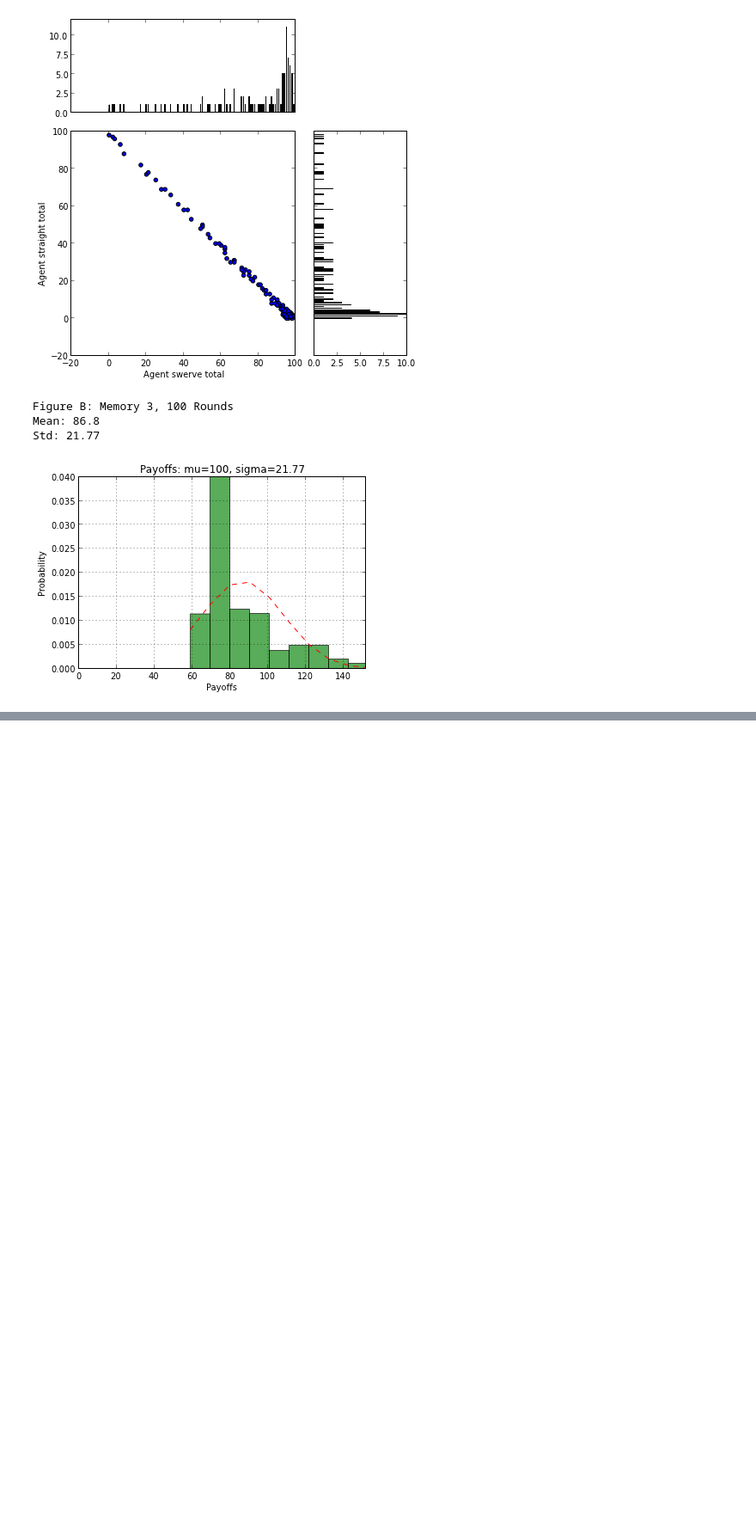
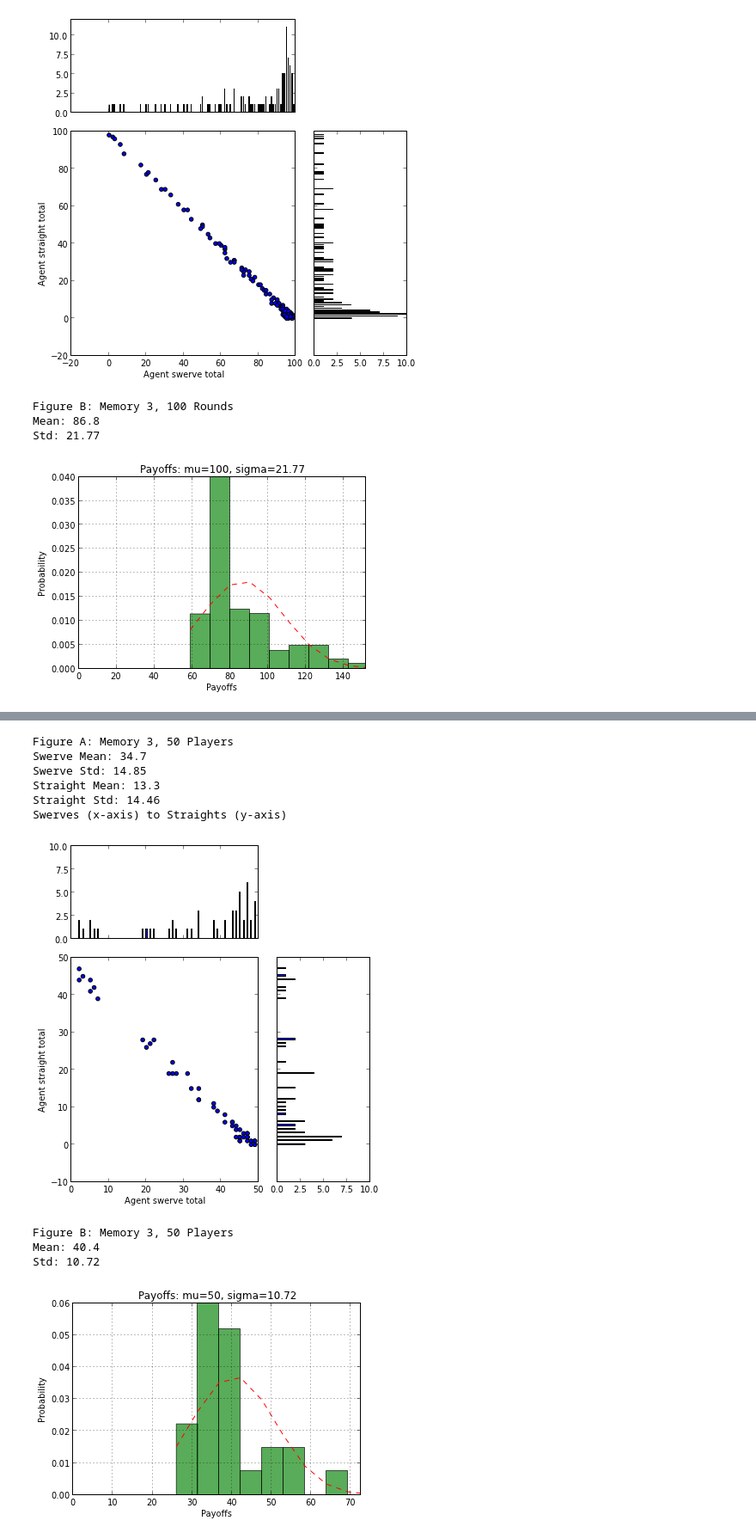
Before and after one commit to WenjingWang1001/css610, a Jupyter notebook: ziagent_game/analysis.ipynb, the cells around one changed output, grey strips where cells are left out. Shown at 86% size. Drawn from its saved outputs; the diff is of its cells as text; code cells hidden in the pictures; blank space fills up the shorter version.

```diff
--- a/ziagent_game/analysis.ipynb
+++ b/ziagent_game/analysis.ipynb
@@ -424,2 +436,20 @@ run_and_graph(players, rounds, memory, g_type)
+# %%
+players = 50
+rounds = 50
+memory = 3
+g_type = 'Memory 3, 50 Players'
+run_and_graph(players, rounds, memory, g_type)
+# %% [output]
+Figure A: Memory 3, 50 Players
+Swerve Mean: 34.7
+Swerve Std: 14.85
+Straight Mean: 13.3
+Straight Std: 14.46
+Swerves (x-axis) to Straights (y-axis)
+[figure, added]
+Figure B: Memory 3, 50 Players
+Mean: 40.4
+Std: 10.72
+[figure, added]
 # %%
 players = 100
```
Also changed, not shown: parts of 7 cells of this notebook, 1 other file.
